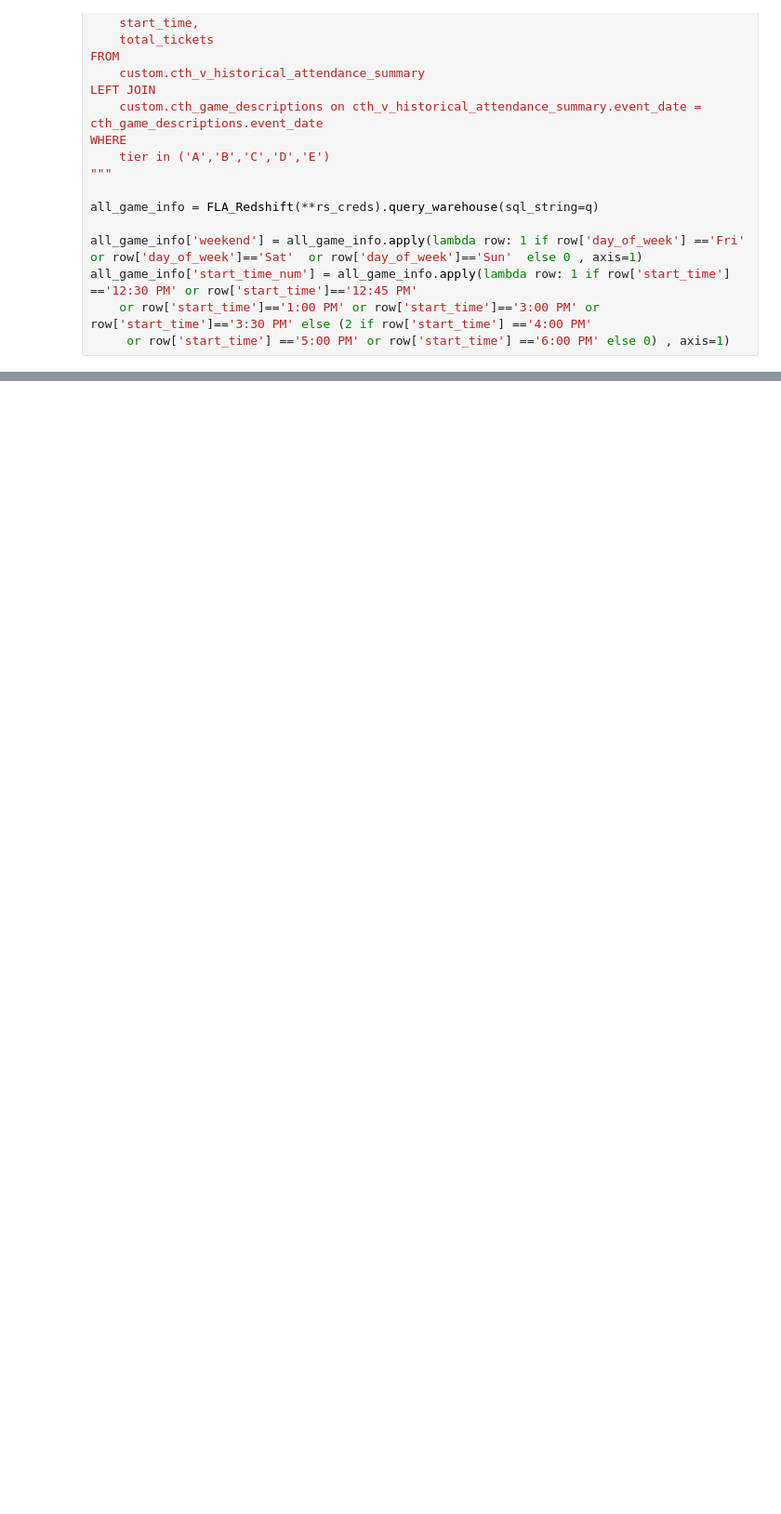
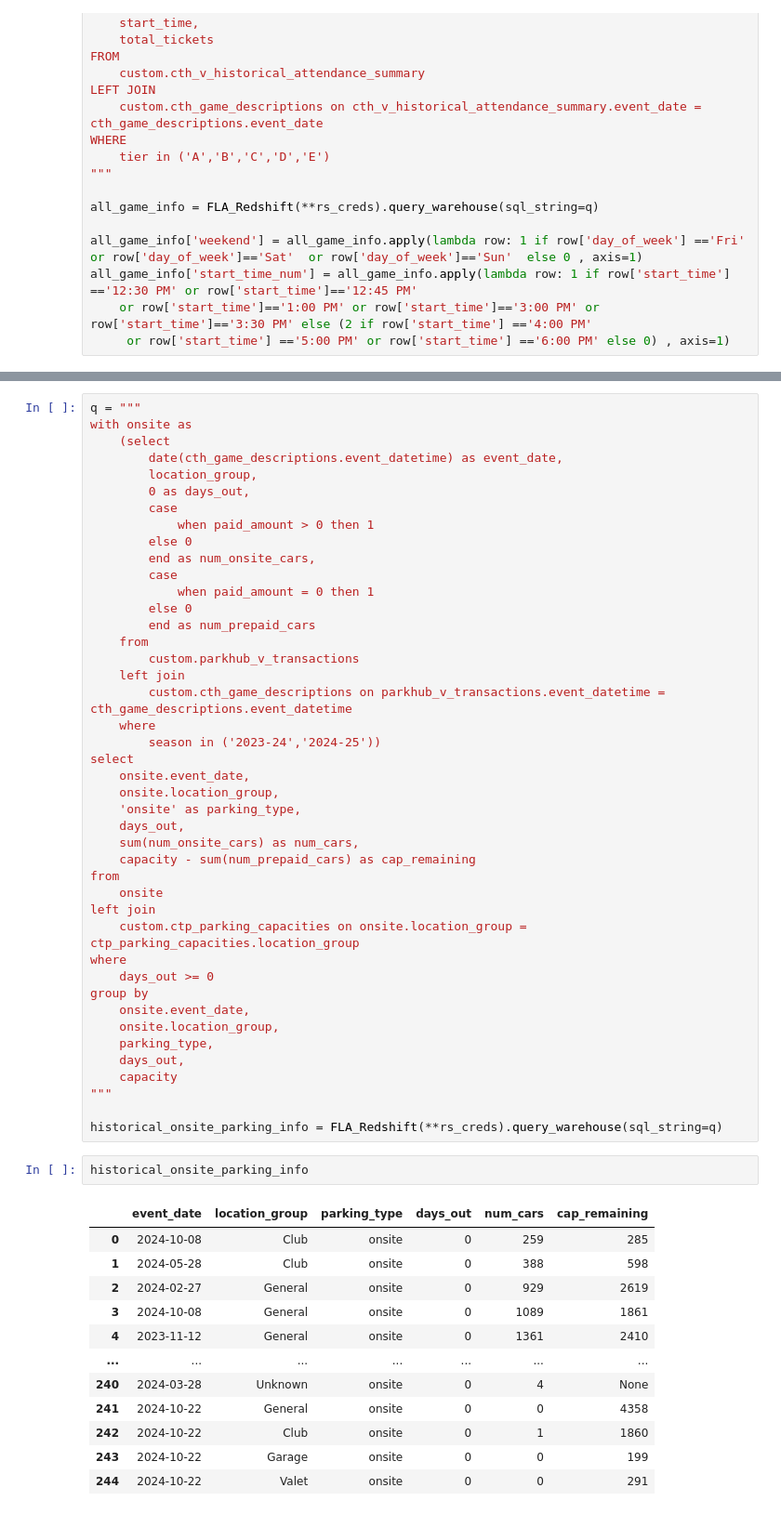
Before and after one commit to riffere-fla/pandas_party, a Jupyter notebook: parking_model_2425.ipynb, the cells around one changed output, grey strips where cells are left out. Shown at 93% size. Drawn from its saved outputs; the diff is of its cells as text; blank space fills up the shorter version.

```diff
--- a/parking_model_2425.ipynb
+++ b/parking_model_2425.ipynb
@@ -140,0 +324,58 @@ y_train = total_table[['prepaid_cars']]
+# %%
+q = """
+with onsite as
+    (select
+        date(cth_game_descriptions.event_datetime) as event_date,
+        location_group,
+        0 as days_out,
+        case
+            when paid_amount > 0 then 1
+        else 0
+        end as num_onsite_cars,
+        case
+            when paid_amount = 0 then 1
+        else 0
+        end as num_prepaid_cars
+    from
+        custom.parkhub_v_transactions
+    left join
+        custom.cth_game_descriptions on parkhub_v_transactions.event_datetime = cth_game_descriptions.event_datetime
+    where
+        season in ('2023-24','2024-25'))
+select
+    onsite.event_date,
+    onsite.location_group,
+    'onsite' as parking_type,
+    days_out,
+    sum(num_onsite_cars) as num_cars,
+    capacity - sum(num_prepaid_cars) as cap_remaining
+from
+    onsite
+left join
+    custom.ctp_parking_capacities on onsite.location_group = ctp_parking_capacities.location_group
+where
+    days_out >= 0
+group by
+    onsite.event_date,
+    onsite.location_group,
+    parking_type,
+    days_out,
+    capacity
+"""
+
+historical_onsite_parking_info = FLA_Redshift(**rs_creds).query_warehouse(sql_string=q)
+# %%
+historical_onsite_parking_info
+# %% [output]
+|  | event_date | location_group | parking_type | days_out | num_cars | cap_remaining |
+| 0 | 2024-10-08 | Club | onsite | 0 | 259 | 285 |
+| 1 | 2024-05-28 | Club | onsite | 0 | 388 | 598 |
+| 2 | 2024-02-27 | General | onsite | 0 | 929 | 2619 |
+| 3 | 2024-10-08 | General | onsite | 0 | 1089 | 1861 |
+| 4 | 2023-11-12 | General | onsite | 0 | 1361 | 2410 |
+| ... | ... | ... | ... | ... | ... | ... |
+| 240 | 2024-03-28 | Unknown | onsite | 0 | 4 | None |
+| 241 | 2024-10-22 | General | onsite | 0 | 0 | 4358 |
+| 242 | 2024-10-22 | Club | onsite | 0 | 1 | 1860 |
+| 243 | 2024-10-22 | Garage | onsite | 0 | 0 | 199 |
+| 244 | 2024-10-22 | Valet | onsite | 0 | 0 | 291 |
```
Also changed, not shown: parts of 20 cells of this notebook.
